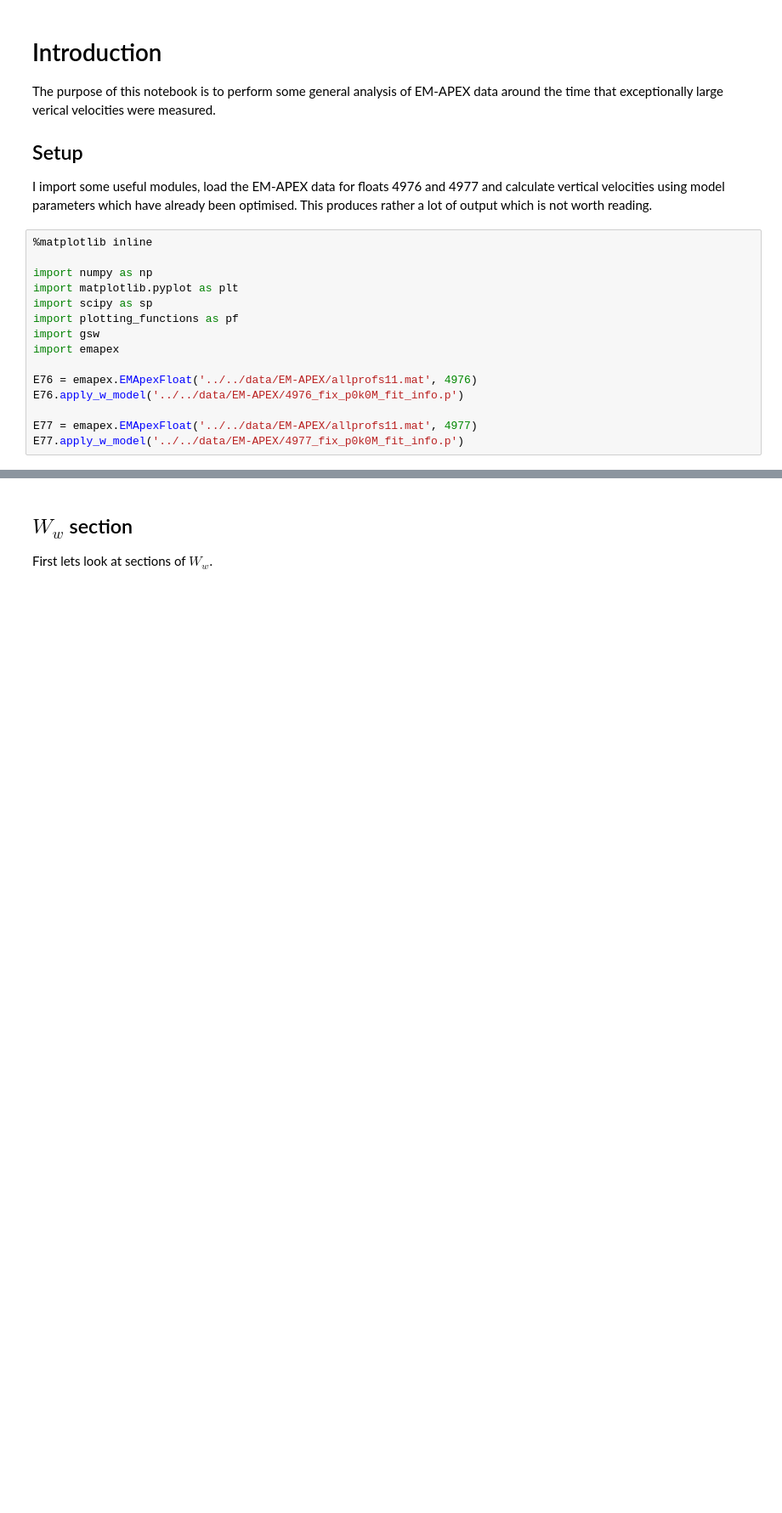
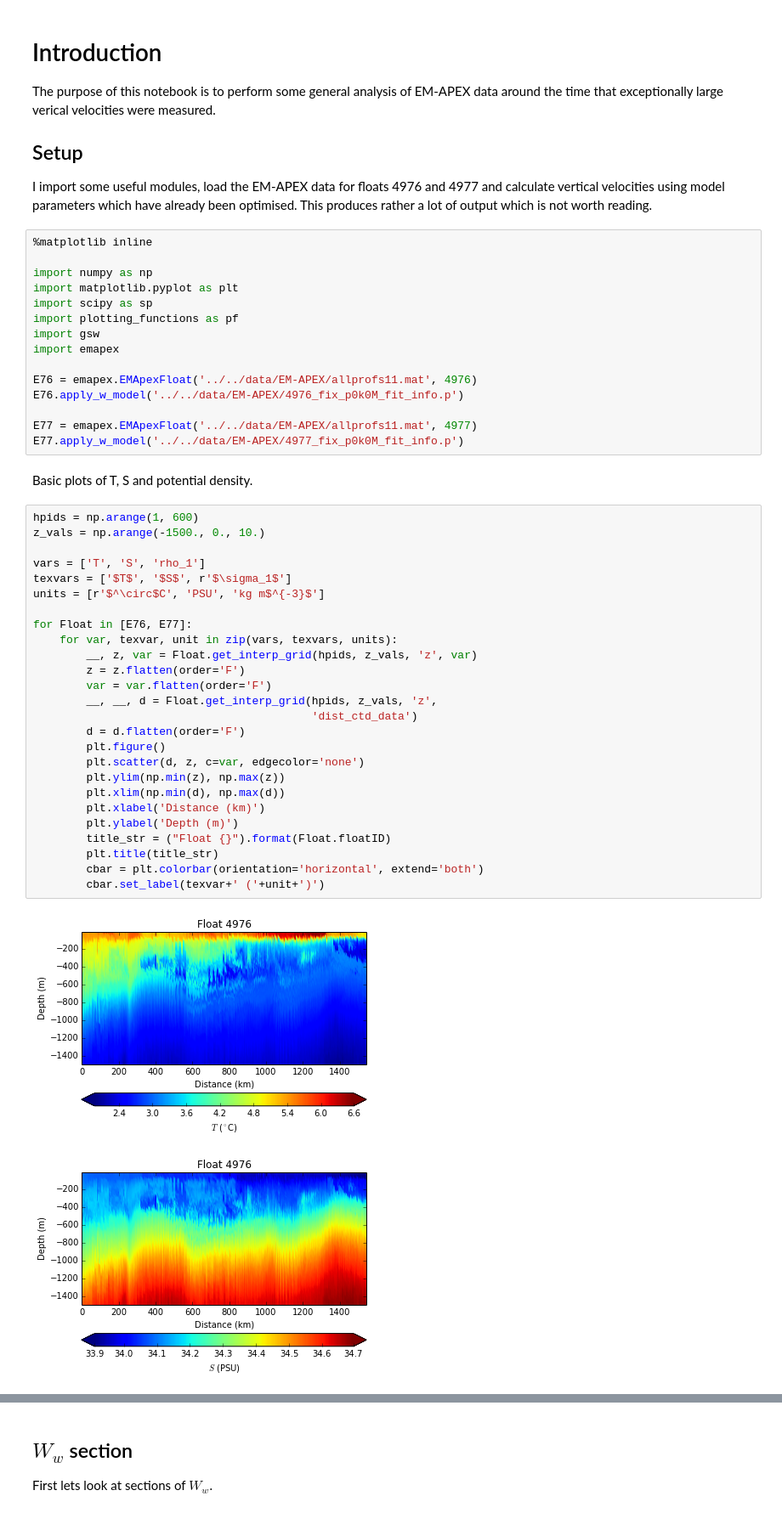
Before and after one commit to jessecusack/DIMES_lee_wave_analysis, a Jupyter notebook: python/Large_wave_analysis.ipynb, the cells around one changed output, grey strips where cells are left out. Shown at 85% size. Drawn from its saved outputs; the diff is of its cells as text; blank space fills up the shorter version.

```diff
--- a/python/Large_wave_analysis.ipynb
+++ b/python/Large_wave_analysis.ipynb
@@ -23,3 +23,34 @@ E76.apply_w_model('../../data/EM-APEX/4976_fix_p0k0M_fit_info.p')
 
 E77 = emapex.EMApexFloat('../../data/EM-APEX/allprofs11.mat', 4977)
 E77.apply_w_model('../../data/EM-APEX/4977_fix_p0k0M_fit_info.p')
+# %% [markdown]
+Basic plots of T, S and potential density.
+# %%
+hpids = np.arange(1, 600)
+z_vals = np.arange(-1500., 0., 10.)
+
+vars = ['T', 'S', 'rho_1']
+texvars = ['$T$', '$S$', r'$\sigma_1$']
+units = [r'$^\circ$C', 'PSU', 'kg m$^{-3}$']
+
+for Float in [E76, E77]:
+    for var, texvar, unit in zip(vars, texvars, units):
+        __, z, var = Float.get_interp_grid(hpids, z_vals, 'z', var)
+        z = z.flatten(order='F')
+        var = var.flatten(order='F')
+        __, __, d = Float.get_interp_grid(hpids, z_vals, 'z',
+                                          'dist_ctd_data')
+        d = d.flatten(order='F')
+        plt.figure()
+        plt.scatter(d, z, c=var, edgecolor='none')
+        plt.ylim(np.min(z), np.max(z))
+        plt.xlim(np.min(d), np.max(d))
+        plt.xlabel('Distance (km)')
+        plt.ylabel('Depth (m)')
+        title_str = ("Float {}").format(Float.floatID)
+        plt.title(title_str)
+        cbar = plt.colorbar(orientation='horizontal', extend='both')
+        cbar.set_label(texvar+' ('+unit+')')
+# %% [output]
+[figure, added]
+[figure, added]
```
Also changed, not shown: parts of 5 cells of this notebook.
